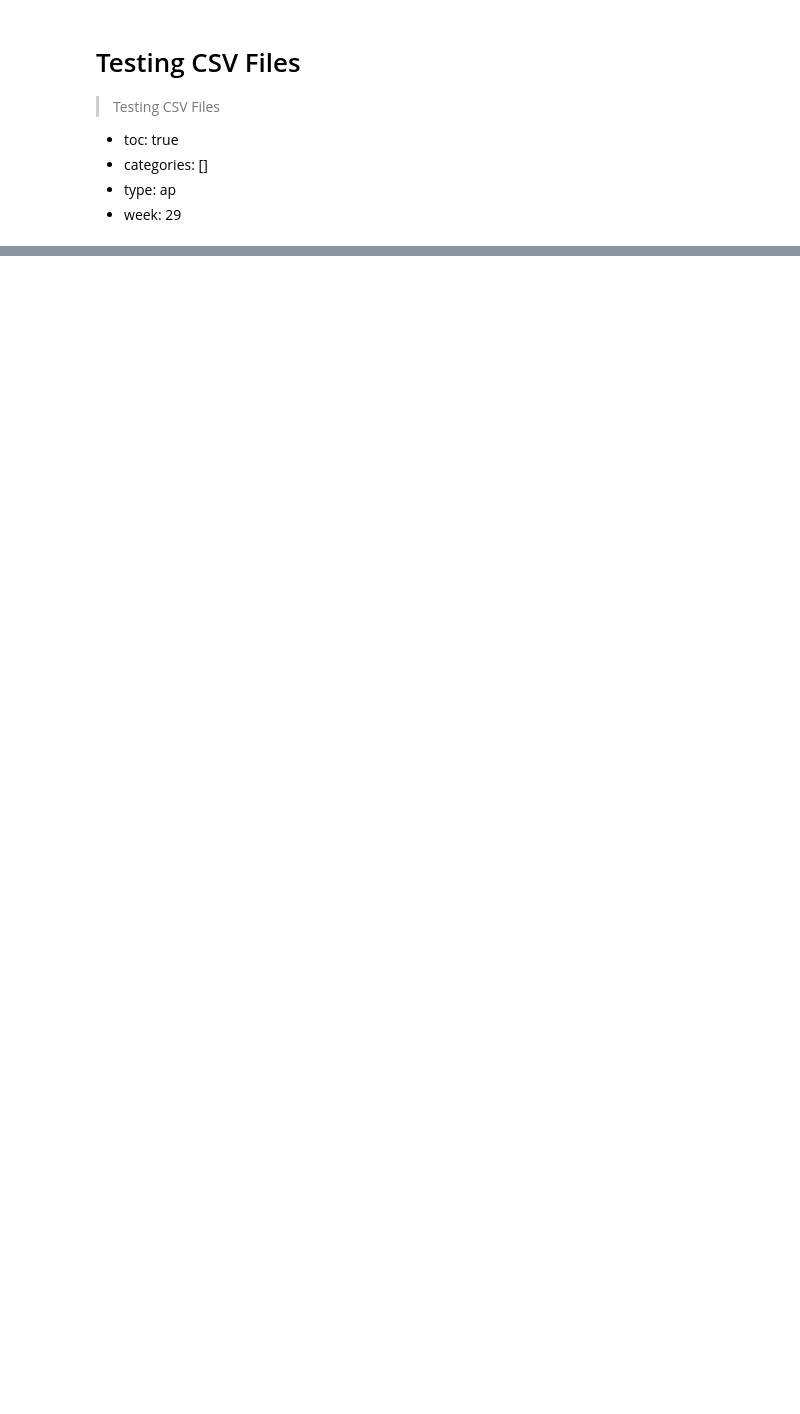
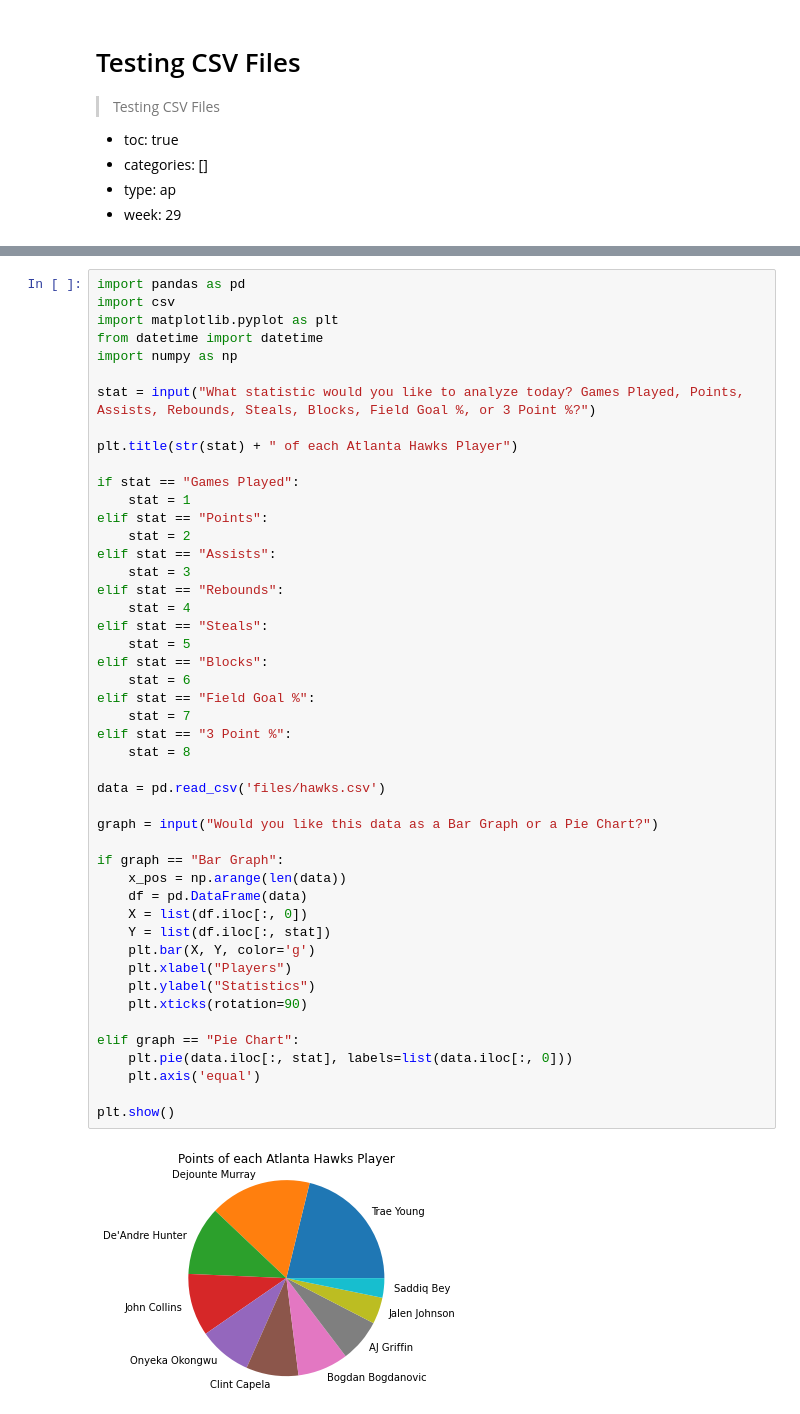
Before and after one commit to rayrayshams/Tri-3, a Jupyter notebook: _notebooks/2023-5-18-TestingCSVFiles.ipynb, the cells around one changed output, grey strips where cells are left out. Cells and saved outputs as stored; diff of their text form; blank space fills up the shorter version.

Commit message:
PIE CHART UPDATE

```diff
--- a/_notebooks/2023-5-18-TestingCSVFiles.ipynb
+++ b/_notebooks/2023-5-18-TestingCSVFiles.ipynb
@@ -1358,0 +8,49 @@ plt.show()
+# %%
+import pandas as pd
+import csv
+import matplotlib.pyplot as plt
+from datetime import datetime
+import numpy as np
+
+stat = input("What statistic would you like to analyze today? Games Played, Points, Assists, Rebounds, Steals, Blocks, Field Goal %, or 3 Point %?")
+
+plt.title(str(stat) + " of each Atlanta Hawks Player")
+
+if stat == "Games Played":
+    stat = 1
+elif stat == "Points":
+    stat = 2
+elif stat == "Assists":
+    stat = 3
+elif stat == "Rebounds":
+    stat = 4
+elif stat == "Steals":
+    stat = 5
+elif stat == "Blocks":
+    stat = 6
+elif stat == "Field Goal %":
+    stat = 7
+elif stat == "3 Point %":
+    stat = 8
+
+data = pd.read_csv('files/hawks.csv')
+
+graph = input("Would you like this data as a Bar Graph or a Pie Chart?")
+
+if graph == "Bar Graph":
+    x_pos = np.arange(len(data))
+    df = pd.DataFrame(data)
+    X = list(df.iloc[:, 0])
+    Y = list(df.iloc[:, stat])
+    plt.bar(X, Y, color='g')
+    plt.xlabel("Players")
+    plt.ylabel("Statistics")
+    plt.xticks(rotation=90)
+
+elif graph == "Pie Chart":
+    plt.pie(data.iloc[:, stat], labels=list(data.iloc[:, 0]))
+    plt.axis('equal')
+
+plt.show()
+# %% [output]
+[figure, added]
```
Also changed, not shown: parts of 59 cells of this notebook.
